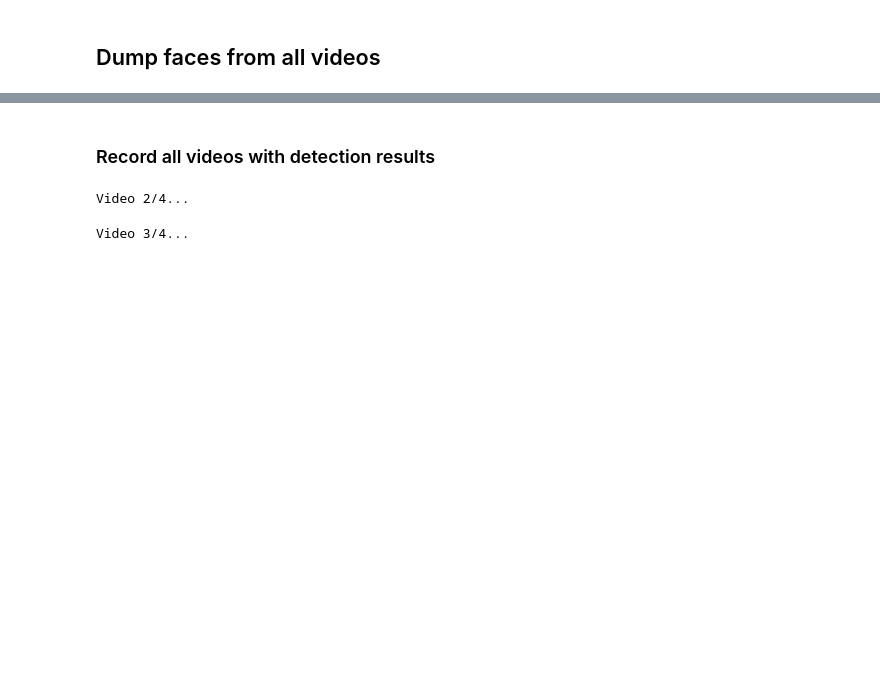
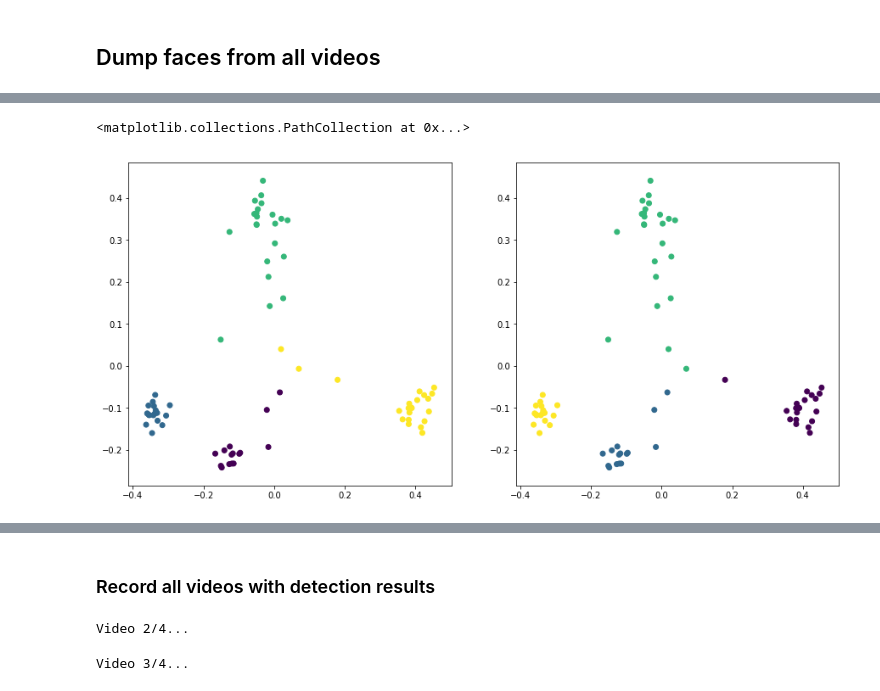
Before and after one commit to Alicegaz/PeopleFlow, a Jupyter notebook: FaceClustering.ipynb, the cells around one changed output, grey strips where cells are left out. Cells and saved outputs as stored; diff of their text form; code cells hidden in the pictures; blank space fills up the shorter version.

```diff
--- a/FaceClustering.ipynb
+++ b/FaceClustering.ipynb
@@ -334,0 +210,33 @@ plt.plot(peaks, frames[peaks], 'r.')
+# %%
+descr_dir = './descriptors/known/'
+# %%
+all_descr_ = []
+all_colors_ = []
+for i, video_path in enumerate(video_paths):
+    video_name = basename(video_path)[:-4]
+    descr_path = join(descr_dir, video_name + '.npy')
+
+    faces = np.load(descr_path)
+    all_descr_.append(faces[:, 1:129])
+    all_colors_.append(np.full((len(faces), 1), i, dtype=np.int32))
+all_descr = np.vstack(all_descr_)
+all_colors = np.vstack(all_colors_).squeeze()
+# np.save('./descriptors/known_descriptors.npy', all_descr)
+# %%
+k_people = len(video_paths)
+# %%
+pipe = Pipeline([
+    ('pca', PCA(n_components=5)),
+    ('kmeans', KMeans(n_clusters=k_people))
+])
+# %%
+pipe.fit(all_descr)
+clusters = pipe.predict(all_descr)
+
+descriptors2d = PCA(n_components=2).fit_transform(all_descr)
+fig, ax = plt.subplots(1, 2, figsize=(15, 7))
+ax[0].scatter(list(zip(*descriptors2d))[0], list(zip(*descriptors2d))[1], c=all_colors)
+ax[1].scatter(list(zip(*descriptors2d))[0], list(zip(*descriptors2d))[1], c=clusters)
+# %% [output]
+<matplotlib.collections.PathCollection at 0x...>
+[figure, added]
```
Also changed, not shown: parts of 50 cells of this notebook.
